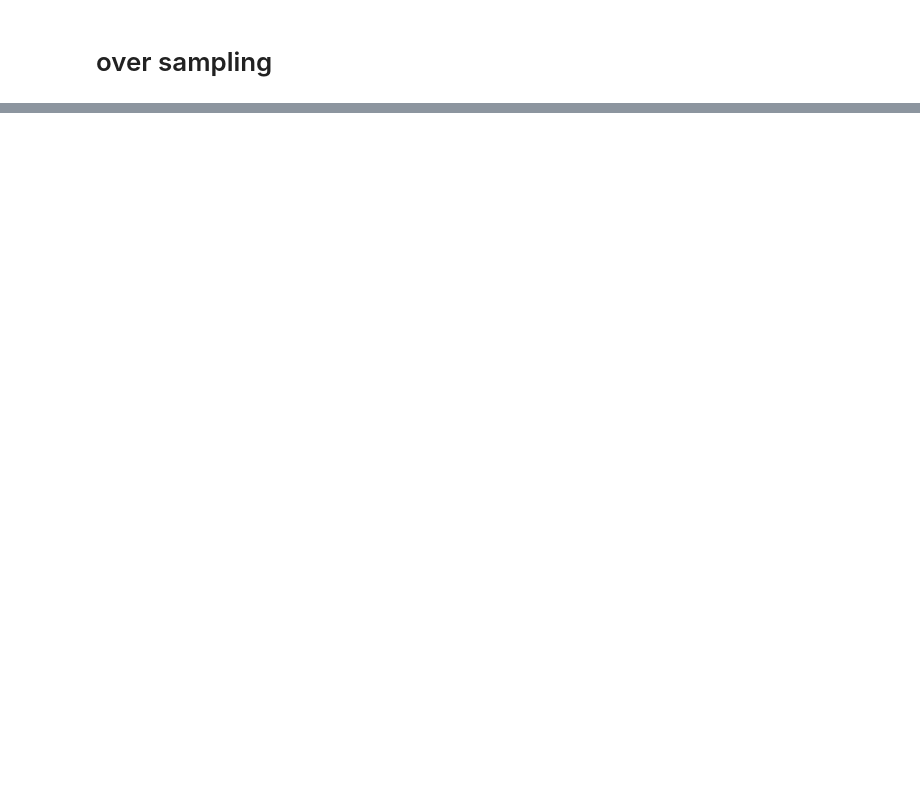
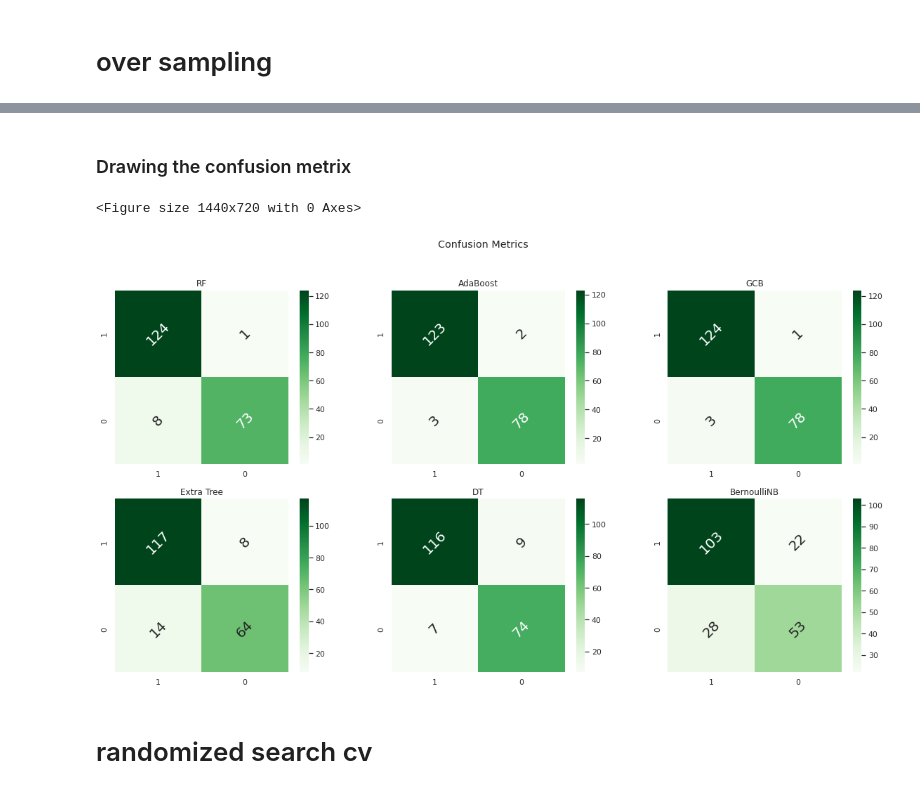
Before and after one commit to RAIHANRABBY/A-Machine-Learning, a Jupyter notebook: student_dropout_system_paper.ipynb, the cells around one changed output, grey strips where cells are left out. Cells and saved outputs as stored; diff of their text form; code cells hidden in the pictures; blank space fills up the shorter version.

```diff
--- a/student_dropout_system_paper.ipynb
+++ b/student_dropout_system_paper.ipynb
@@ -381,0 +240,10 @@ test accuracy
+# %% [markdown]
+### Drawing the confusion metrix
+# %%
+randomCM= {'RF':[[124,   1],[  8,  73]],
+          'AdaBoost':[[123,   2],[  3,  78]],
+          'GBC':[[124,   1],[  3,  78]],
+          'Extra Tree':[[117,8],[14,64]],
+          'DT':[[116,   9],[  7,  74]],
+          'BernoulliNB':[[103, 22], [ 28, 53]]
+          }
@@ -381,0 +260,36 @@ test accuracy
+# %%
+import seaborn as sns
+sns.set(rc={"figure.figsize":(20, 10)})
+plt.figure(figsize=(20,10))
+fig,((ax1,ax2,ax3),(ax4,ax5,ax6))=plt.subplots(2,3)
+fig.suptitle('Confusion Metrics')
+sns.heatmap(randomCM['RF'],cmap='Greens',annot=True,fmt='d',
+              xticklabels=[1,0],yticklabels=[1,0],
+              annot_kws={'size': 20, 'rotation': 45},
+              square=True,ax=ax1).set(title='RF')
+sns.heatmap(randomCM['AdaBoost'],cmap='Greens',annot=True,fmt='d',
+              xticklabels=[1,0],yticklabels=[1,0],
+              annot_kws={'size': 20, 'rotation': 45},
+              square=True,ax=ax2).set(title='AdaBoost')
+sns.heatmap(randomCM['GBC'],cmap='Greens',annot=True,fmt='d',
+              xticklabels=[1,0],yticklabels=[1,0],
+              annot_kws={'size': 20, 'rotation': 45},
+              square=True,ax=ax3).set(title='GCB')
+sns.heatmap(randomCM['Extra Tree'],cmap='Greens',annot=True,fmt='d',
+              xticklabels=[1,0],yticklabels=[1,0],
+              annot_kws={'size': 20, 'rotation': 45},
+              square=True,ax=ax4).set(title='Extra Tree')
+sns.heatmap(randomCM['DT'],cmap='Greens',annot=True,fmt='d',
+              xticklabels=[1,0],yticklabels=[1,0],
+              annot_kws={'size': 20, 'rotation': 45},
+              square=True,ax=ax5).set(title='DT')
+sns.heatmap(randomCM['BernoulliNB'],cmap='Greens',annot=True,fmt='d',
+              xticklabels=[1,0],yticklabels=[1,0],
+              annot_kws={'size': 20, 'rotation': 45},
+              square=True,ax=ax6).set(title='BernoulliNB')
+plt.show()
+# %% [output]
+<Figure size 1440x720 with 0 Axes>
+[figure, added]
+# %% [markdown]
+# randomized search cv
```
Also changed, not shown: parts of 123 cells of this notebook.
